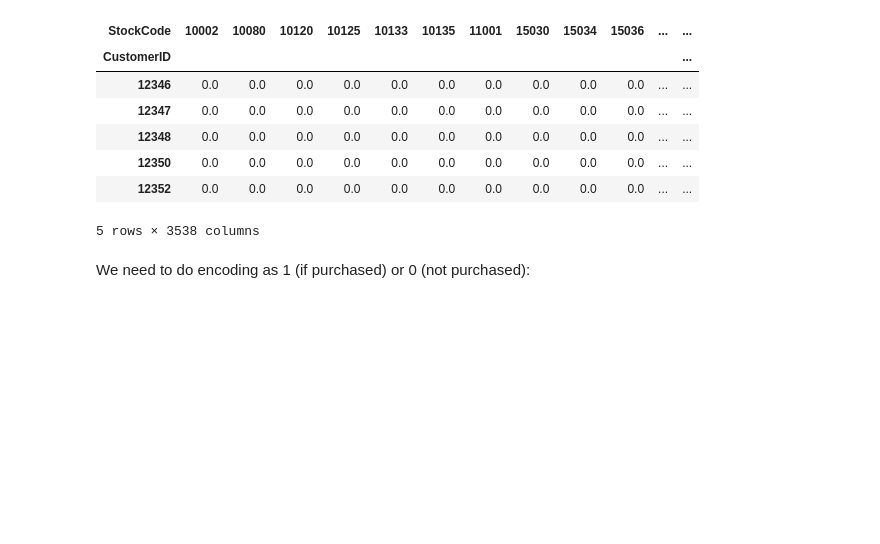
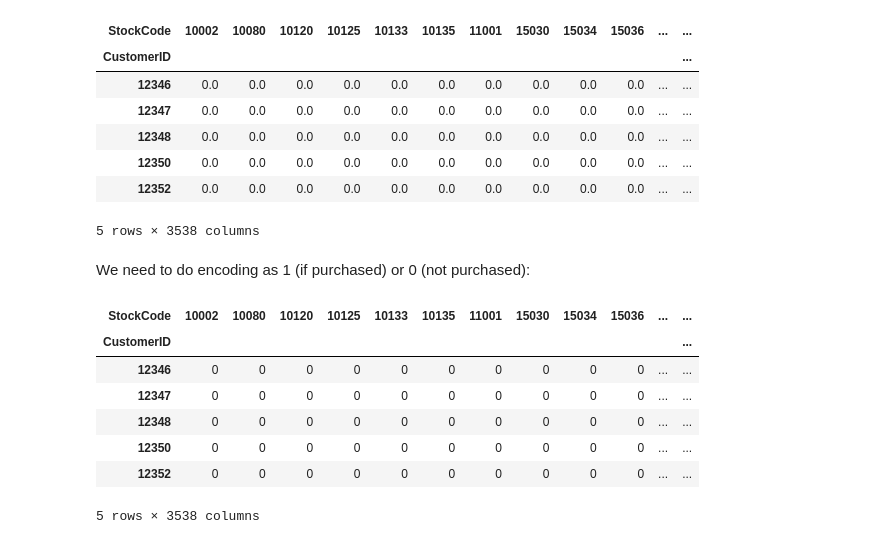
Before and after one commit to LeonardoSMSoares/Recommender-Systems-with-Python, a Jupyter notebook: Applied Recommender Systems with Python/Ch5 - Collaborative Filtering Part 2.ipynb, the cells around one changed output. Saved outputs shown, nothing was run; the diff lists cells and outputs as text; code cells hidden in the pictures; blank space fills up the shorter version.

```diff
--- a/Applied Recommender Systems with Python/Ch5 - Collaborative Filtering Part 2.ipynb
+++ b/Applied Recommender Systems with Python/Ch5 - Collaborative Filtering Part 2.ipynb
@@ -165,3 +165,27 @@ purchase_df.head()
 5 rows × 3538 columns
 # %% [markdown]
 We need to do encoding as 1 (if purchased) or 0 (not purchased):
+# %%
+'''
+Create a map
+'''
+
+def encode_units(x):
+    if x < 1:    # If the quantity is less than 1
+        return 0 # Not purchased
+    if x >= 1:   # If the quantity is greater than 1
+        return 1 # Purchased
+
+
+purchase_df = purchase_df.applymap(encode_units)
+
+purchase_df.head()
+# %% [output]
+| StockCode | 10002 | 10080 | 10120 | 10125 | 10133 | 10135 | 11001 | 15030 | 15034 | 15036 | ... | ... |
+| CustomerID |  |  |  |  |  |  |  |  |  |  |  | ... |
+| 12346 | 0 | 0 | 0 | 0 | 0 | 0 | 0 | 0 | 0 | 0 | ... | ... |
+| 12347 | 0 | 0 | 0 | 0 | 0 | 0 | 0 | 0 | 0 | 0 | ... | ... |
+| 12348 | 0 | 0 | 0 | 0 | 0 | 0 | 0 | 0 | 0 | 0 | ... | ... |
+| 12350 | 0 | 0 | 0 | 0 | 0 | 0 | 0 | 0 | 0 | 0 | ... | ... |
+| 12352 | 0 | 0 | 0 | 0 | 0 | 0 | 0 | 0 | 0 | 0 | ... | ... |
+5 rows × 3538 columns
```
Also changed, not shown: parts of 4 cells of this notebook.
